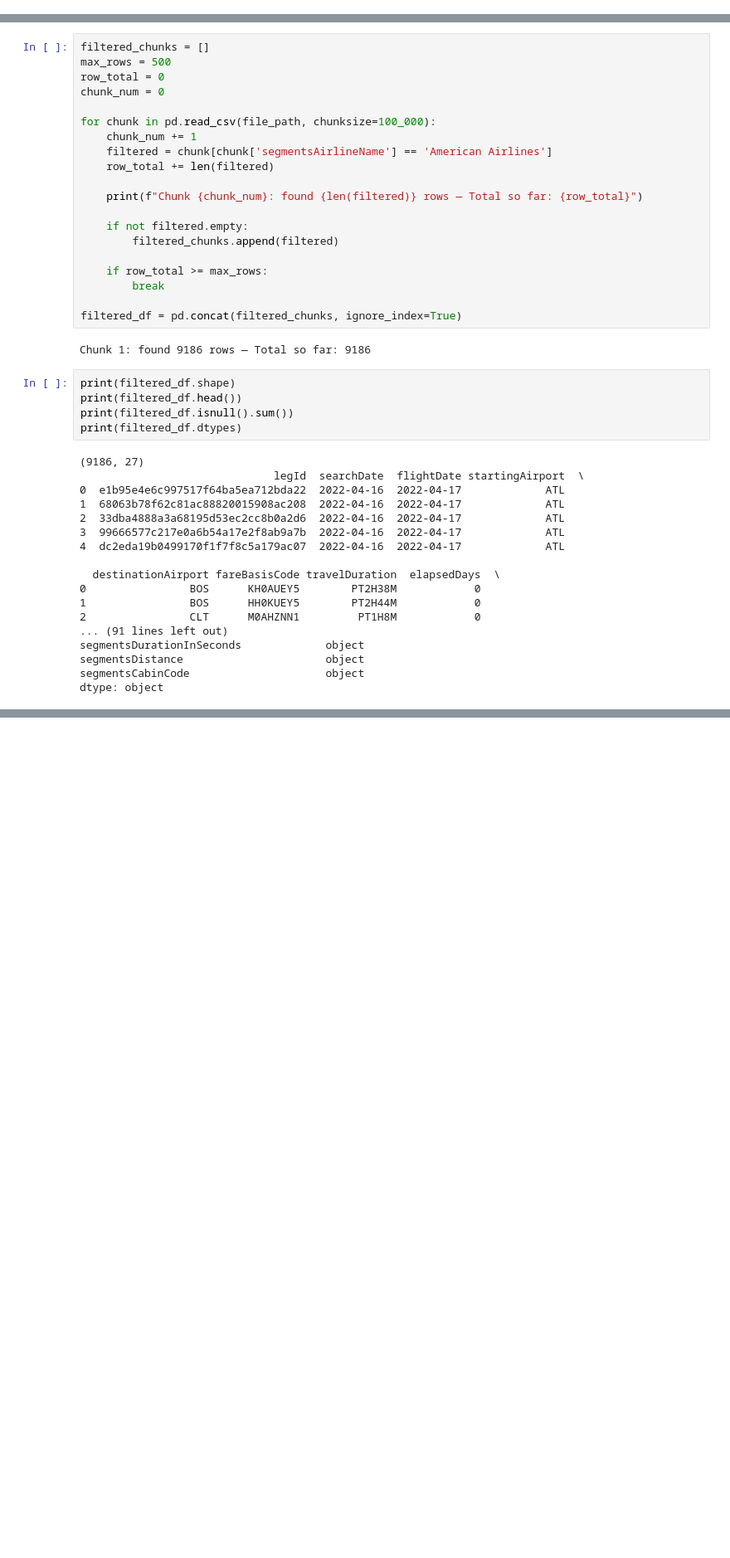
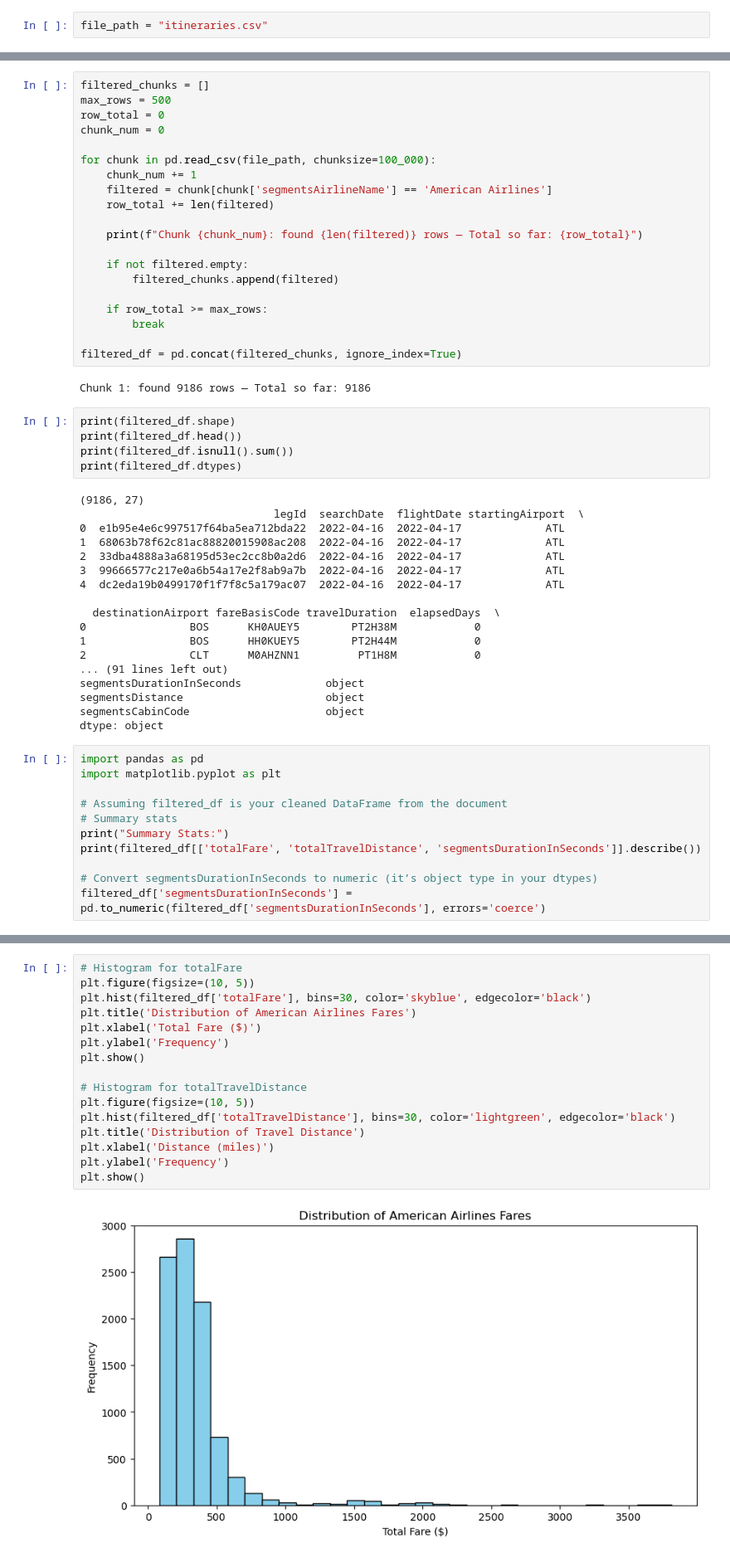
Before and after one commit to OrlandoBrandon/orlandobrandon.github.io, a Jupyter notebook: Project_3/Airlines_Regression_Model.ipynb, the cells around one changed output, grey strips where cells are left out. Shown: that part at 83% size. Saved outputs shown, nothing was run; the diff lists cells and outputs as text; blank space fills up the shorter version.

```diff
--- a/Project_3/Airlines_Regression_Model.ipynb
+++ b/Project_3/Airlines_Regression_Model.ipynb
@@ -29,3 +27,5 @@ file_path = "/Users/orlandobrandon/Desktop/Portfolio Files/orlandobrandon.github
+# %%
+file_path = "itineraries.csv"
 # %%
 sample = pd.read_csv(file_path, nrows=5)
 print(sample.columns)
@@ -86,3 +86,14 @@ segmentsDurationInSeconds             object
 segmentsDistance                      object
 segmentsCabinCode                     object
 dtype: object
+# %%
+import pandas as pd
+import matplotlib.pyplot as plt
+
+# Assuming filtered_df is your cleaned DataFrame from the document
+# Summary stats
+print("Summary Stats:")
+print(filtered_df[['totalFare', 'totalTravelDistance', 'segmentsDurationInSeconds']].describe())
+
+# Convert segmentsDurationInSeconds to numeric (it’s object type in your dtypes)
+filtered_df['segmentsDurationInSeconds'] = pd.to_numeric(filtered_df['segmentsDurationInSeconds'], errors='coerce')
@@ -88,0 +129,18 @@ dtype: object
+# %%
+# Histogram for totalFare
+plt.figure(figsize=(10, 5))
+plt.hist(filtered_df['totalFare'], bins=30, color='skyblue', edgecolor='black')
+plt.title('Distribution of American Airlines Fares')
+plt.xlabel('Total Fare ($)')
+plt.ylabel('Frequency')
+plt.show()
+
+# Histogram for totalTravelDistance
+plt.figure(figsize=(10, 5))
+plt.hist(filtered_df['totalTravelDistance'], bins=30, color='lightgreen', edgecolor='black')
+plt.title('Distribution of Travel Distance')
+plt.xlabel('Distance (miles)')
+plt.ylabel('Frequency')
+plt.show()
+# %% [output]
+[figure, added]
```
Also changed, not shown: parts of 20 cells of this notebook, 4 other files.
